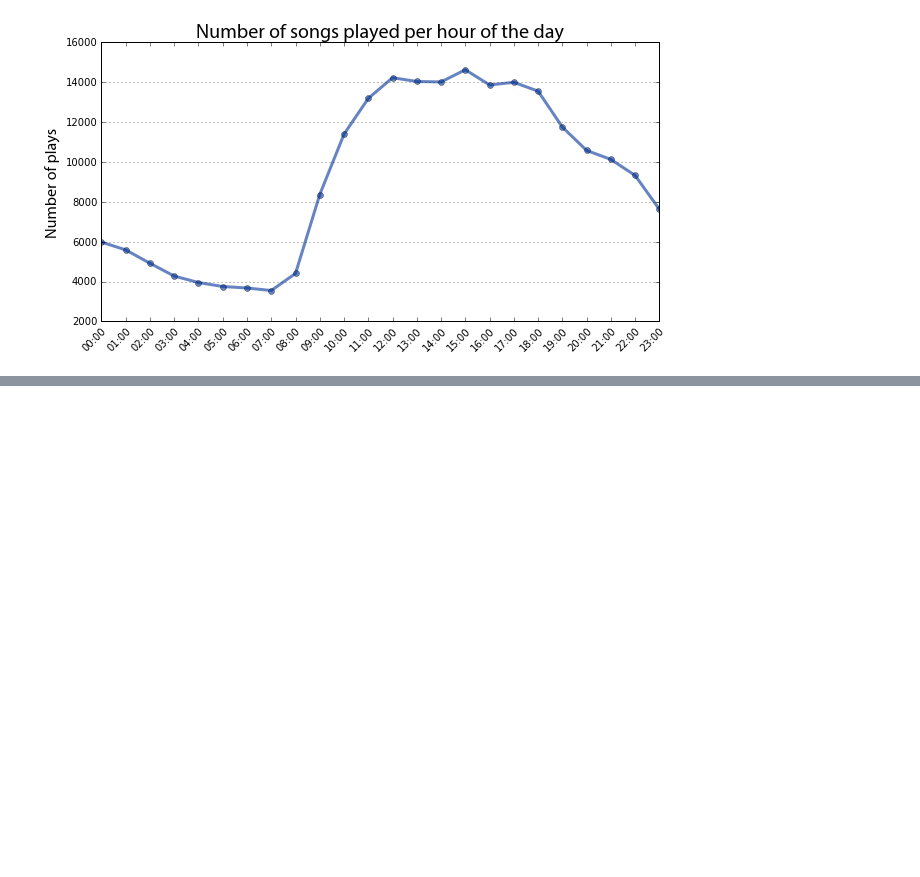
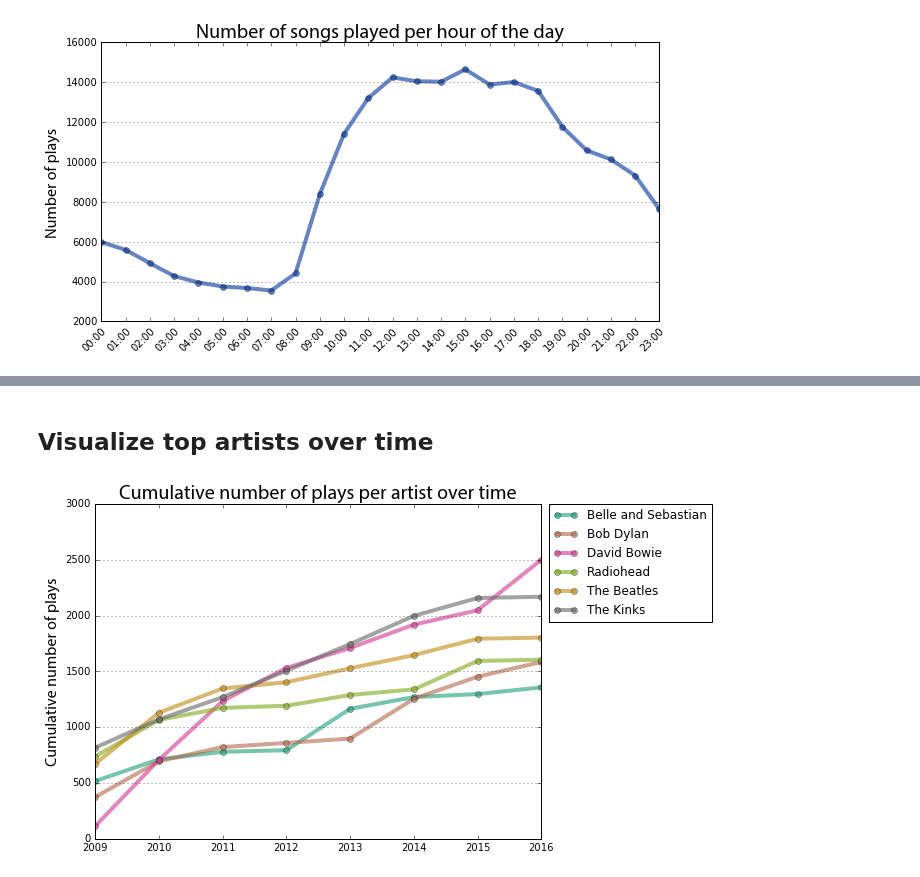
Before and after one commit to gboeing/data-visualization, a Jupyter notebook: lastfm-listening-history/lastfm_analysis.ipynb, the cells around one changed output, grey strips where cells are left out. Cells and saved outputs as stored; diff of their text form; code cells hidden in the pictures; blank space fills up the shorter version.

```diff
--- a/lastfm-listening-history/lastfm_analysis.ipynb
+++ b/lastfm-listening-history/lastfm_analysis.ipynb
@@ -211,0 +352,35 @@ plt.show()
+# %% [markdown]
+## Visualize top artists over time
+# %%
+def get_colors(cmap, n, start=0, stop=1):
+    '''return n-length list of rgba colors from the passed colormap name; limit extent by start/stop values'''
+    import matplotlib.cm as cm, numpy as np
+    return [cm.get_cmap(cmap)(x) for x in np.linspace(start, stop, n)]
+# %%
+# get the cumulative play counts since 2009 for the top n most listened-to artists
+n = 6
+plays = scrobbles[scrobbles['artist'].isin(artists_most.head(n).index)]
+plays = plays[plays['year']>2008]
+plays = plays.groupby(['artist','year']).count().groupby(level=[0]).cumsum()['track']
+top_artists = plays.index.levels[0]
+# %%
+# get one color per artist
+colors = get_colors('Dark2', n)
+# %%
+fig, ax = plt.subplots(figsize=[8, 6])
+lines = []
+for artist, c in zip(top_artists, colors):
+    ax = plays[artist].plot(kind='line', linewidth='4', alpha=0.6, marker='o', color=c)
+    lines.append(artist)
+
+ax.yaxis.grid(True)
+ax.set_xticklabels(plays.index.levels[1], rotation=0, rotation_mode='anchor', ha='center')
+ax.set_ylabel('Cumulative number of plays', fontproperties=label_font)
+ax.set_xlabel('', fontproperties=label_font)
+ax.set_title('Cumulative number of plays per artist over time', fontproperties=title_font)
+ax.legend(lines, loc='upper right', bbox_to_anchor=(1.395,1.017))
+
+plt.savefig('images/lastfm-scrobbles-top-artists-years.png', dpi=96, bbox_inches='tight')
+plt.show()
+# %% [output]
+[figure, added]
```
Also changed, not shown: parts of 23 cells of this notebook, 12 other files.
